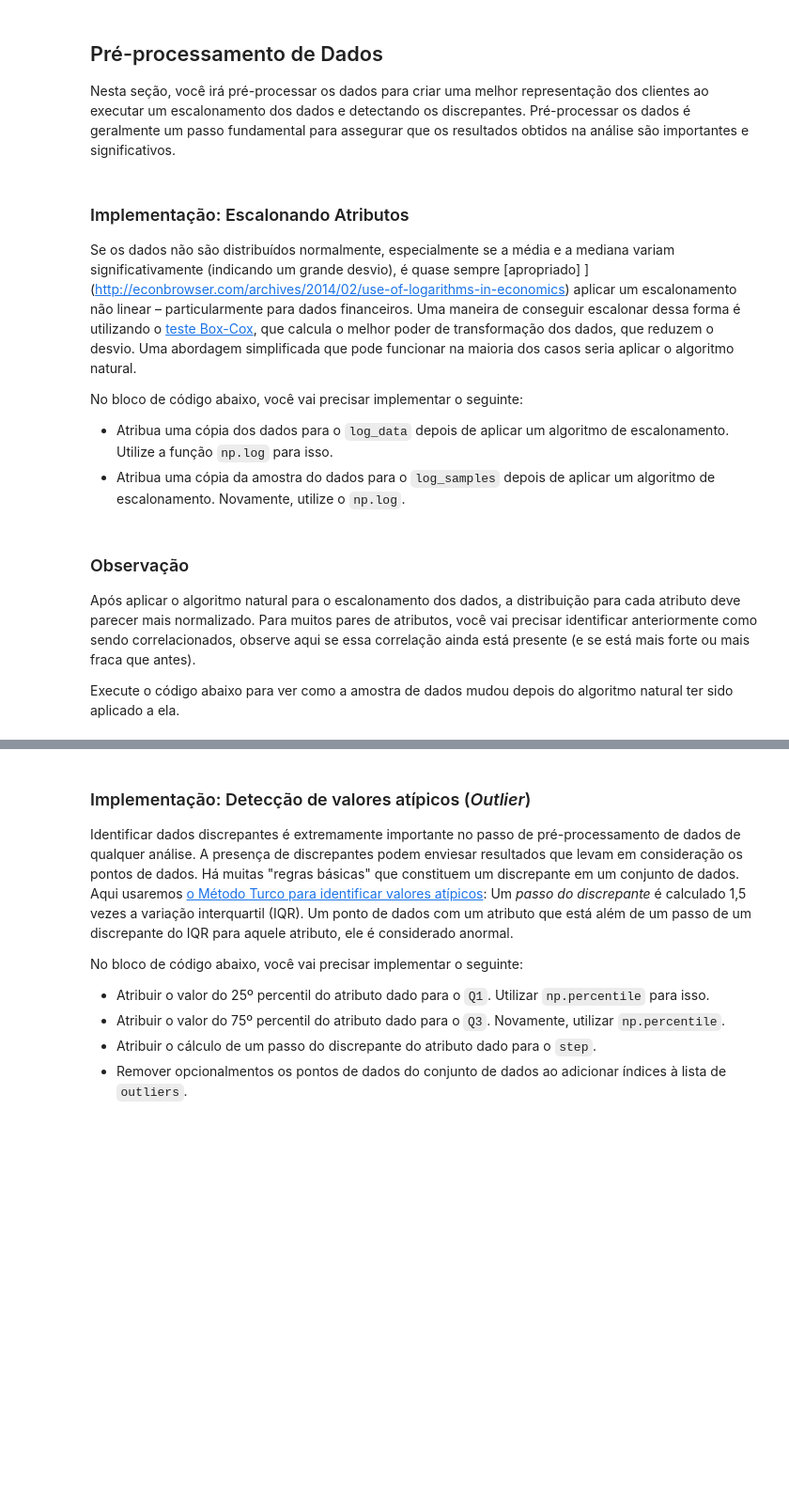
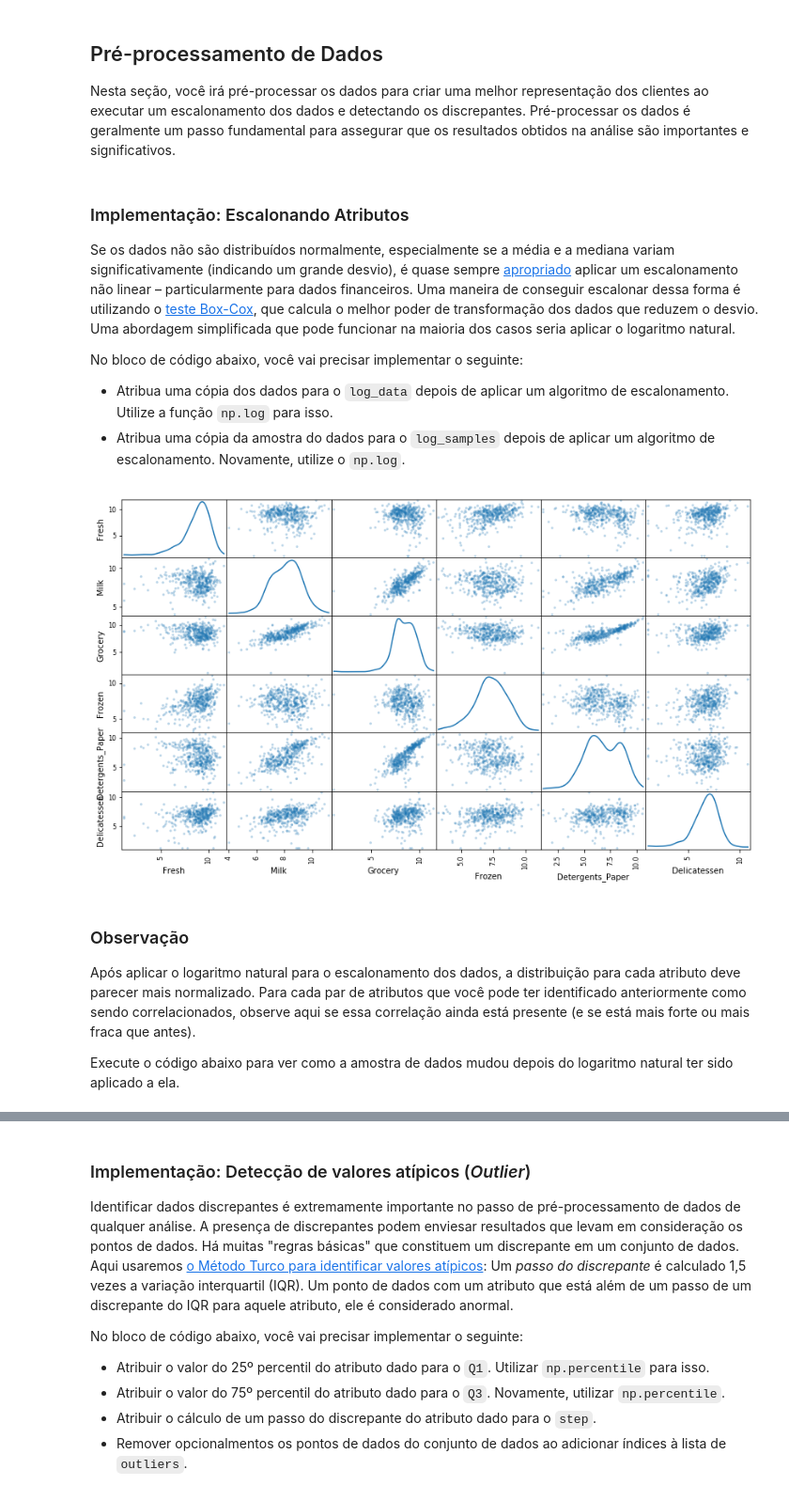
Before and after one commit to robsonrung/mlnd_customer_segments, a Jupyter notebook: customer_segments_PT.ipynb, the cells around one changed output, grey strips where cells are left out. Shown at 94% size. Cells and saved outputs as stored; diff of their text form; code cells hidden in the pictures; blank space fills up the shorter version.

```diff
--- a/customer_segments_PT.ipynb
+++ b/customer_segments_PT.ipynb
@@ -203,25 +203,27 @@ sns.heatmap(data.corr(), annot=True)
 Nesta seção, você irá pré-processar os dados para criar uma melhor representação dos clientes ao executar um escalonamento dos dados e detectando os discrepantes. Pré-processar os dados é geralmente um passo fundamental para assegurar que os resultados obtidos na análise são importantes e significativos.
 # %% [markdown]
 ### Implementação: Escalonando Atributos
-Se os dados não são distribuídos normalmente, especialmente se a média e a mediana variam significativamente (indicando um grande desvio), é quase sempre [apropriado] ](http://econbrowser.com/archives/2014/02/use-of-logarithms-in-economics) aplicar um escalonamento não linear – particularmente para dados financeiros. Uma maneira de conseguir escalonar dessa forma é utilizando o [ teste Box-Cox](http://scipy.github.io/devdocs/generated/scipy.stats.boxcox.html), que calcula o melhor poder de transformação dos dados, que reduzem o desvio. Uma abordagem simplificada que pode funcionar na maioria dos casos seria aplicar o algoritmo natural.
+Se os dados não são distribuídos normalmente, especialmente se a média e a mediana variam significativamente (indicando um grande desvio), é quase sempre [apropriado](http://econbrowser.com/archives/2014/02/use-of-logarithms-in-economics) aplicar um escalonamento não linear – particularmente para dados financeiros. Uma maneira de conseguir escalonar dessa forma é utilizando o [teste Box-Cox](http://scipy.github.io/devdocs/generated/scipy.stats.boxcox.html), que calcula o melhor poder de transformação dos dados que reduzem o desvio. Uma abordagem simplificada que pode funcionar na maioria dos casos seria aplicar o logaritmo natural.
 
 No bloco de código abaixo, você vai precisar implementar o seguinte:
  - Atribua uma cópia dos dados para o `log_data` depois de aplicar um algoritmo de escalonamento. Utilize a função `np.log` para isso.
  - Atribua uma cópia da amostra do dados para o `log_samples` depois de aplicar um algoritmo de escalonamento. Novamente, utilize o `np.log`.
 # %%
-# TODO: Escalone os dados utilizando o algoritmo natural
-log_data = None
+# TODO: Escalone os dados utilizando o logaritmo natural
+log_data = np.log(data)
 
-# TODO: Escalone a amostra de dados utilizando o algoritmo natural
-log_samples = None
+# TODO: Escalone a amostra de dados utilizando o logaritmo natural
+log_samples = np.log(samples)
 
 # Produza uma matriz de dispersão para cada par de atributos novos-transformados
-pd.scatter_matrix(log_data, alpha = 0.3, figsize = (14,8), diagonal = 'kde');
+pd.plotting.scatter_matrix(log_data, alpha = 0.3, figsize = (14,8), diagonal = 'kde');
+# %% [output]
+[figure, added]
 # %% [markdown]
 ### Observação
-Após aplicar o algoritmo natural para o escalonamento dos dados, a distribuição para cada atributo deve parecer mais normalizado. Para muitos pares de atributos, você vai precisar identificar anteriormente como sendo correlacionados, observe aqui se essa correlação ainda está presente (e se está mais forte ou mais fraca que antes).
+Após aplicar o logaritmo natural para o escalonamento dos dados, a distribuição para cada atributo deve parecer mais normalizado. Para cada par de atributos que você pode ter identificado anteriormente como sendo correlacionados, observe aqui se essa correlação ainda está presente (e se está mais forte ou mais fraca que antes).
 
-Execute o código abaixo para ver como a amostra de dados mudou depois do algoritmo natural ter sido aplicado a ela.
+Execute o código abaixo para ver como a amostra de dados mudou depois do logaritmo natural ter sido aplicado a ela.
 # %%
 # Mostre a amostra dados log-transformada
 display(log_samples)
```
Also changed, not shown: parts of 4 cells of this notebook.
